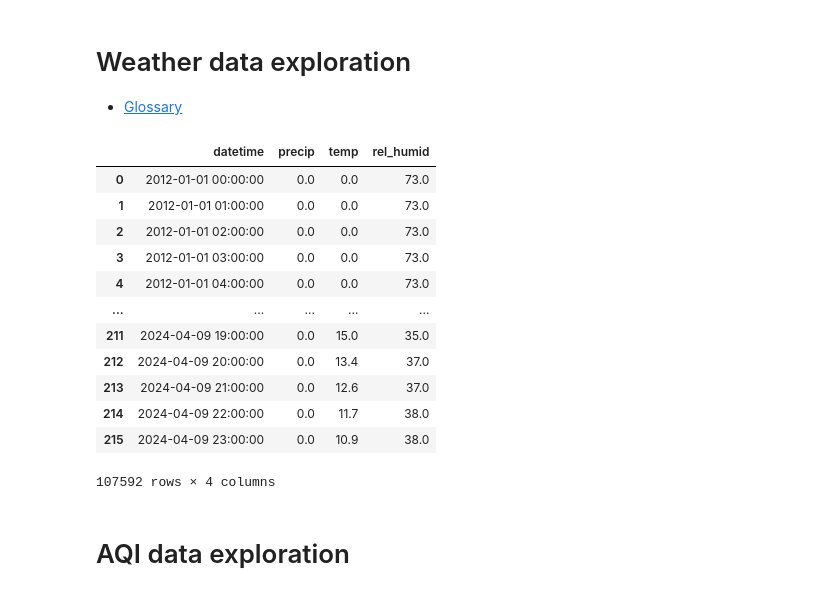
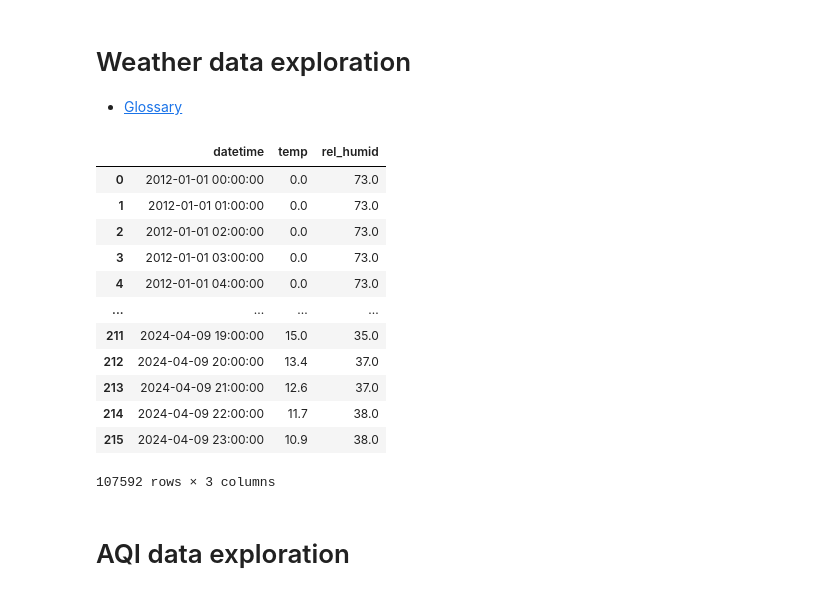
Before and after one commit to Magellol/montreal-aqi-predictions, a Jupyter notebook: index.ipynb, the cells around one changed output. Drawn from its saved outputs; the diff is of its cells as text; code cells hidden in the pictures.

```diff
--- a/index.ipynb
+++ b/index.ipynb
@@ -122,43 +122,43 @@ def plot_preds(df):
 # %%
 all_files = []
 for filename in os.listdir("."):
   if filename.startswith("weather_"):
     all_files.append(pd.read_csv(filename))
 
 weather_df = pd.concat(all_files)
 
 weather_df.rename(columns={'Date/Time (LST)': 'datetime', "Temp (°C)": "temp", "Precip. Amount (mm)": "precip", "Rel Hum (%)": "rel_humid"}, inplace=True)
 weather_df['datetime'] = pd.to_datetime(weather_df['datetime'])
 
 
 
 # TODO: for the temp we should look at the day before or after instead of using 0
 weather_df.fillna({"precip": 0, "temp": 0, "rel_humid": weather_df['rel_humid'].mode()[0]}, inplace=True)
-weather_df = weather_df[['datetime', "precip", "temp", "rel_humid"]]
+weather_df = weather_df[['datetime', "temp", "rel_humid"]]
 
 
 # Only take data from the first known and last known day
 weather_df = filter_known_range(weather_df)
 
 weather_df.sort_values("datetime", inplace=True)
 
 assert weather_df[weather_df.isna().any(axis=1)].empty == True
 
 weather_df
 # %% [output]
-|  | datetime | precip | temp | rel_humid |
-| 0 | 2012-01-01 00:00:00 | 0.0 | 0.0 | 73.0 |
-| 1 | 2012-01-01 01:00:00 | 0.0 | 0.0 | 73.0 |
-| 2 | 2012-01-01 02:00:00 | 0.0 | 0.0 | 73.0 |
-| 3 | 2012-01-01 03:00:00 | 0.0 | 0.0 | 73.0 |
-| 4 | 2012-01-01 04:00:00 | 0.0 | 0.0 | 73.0 |
-| ... | ... | ... | ... | ... |
-| 211 | 2024-04-09 19:00:00 | 0.0 | 15.0 | 35.0 |
-| 212 | 2024-04-09 20:00:00 | 0.0 | 13.4 | 37.0 |
-| 213 | 2024-04-09 21:00:00 | 0.0 | 12.6 | 37.0 |
-| 214 | 2024-04-09 22:00:00 | 0.0 | 11.7 | 38.0 |
-| 215 | 2024-04-09 23:00:00 | 0.0 | 10.9 | 38.0 |
+|  | datetime | temp | rel_humid |
+| 0 | 2012-01-01 00:00:00 | 0.0 | 73.0 |
+| 1 | 2012-01-01 01:00:00 | 0.0 | 73.0 |
+| 2 | 2012-01-01 02:00:00 | 0.0 | 73.0 |
+| 3 | 2012-01-01 03:00:00 | 0.0 | 73.0 |
+| 4 | 2012-01-01 04:00:00 | 0.0 | 73.0 |
+| ... | ... | ... | ... |
+| 211 | 2024-04-09 19:00:00 | 15.0 | 35.0 |
+| 212 | 2024-04-09 20:00:00 | 13.4 | 37.0 |
+| 213 | 2024-04-09 21:00:00 | 12.6 | 37.0 |
+| 214 | 2024-04-09 22:00:00 | 11.7 | 38.0 |
+| 215 | 2024-04-09 23:00:00 | 10.9 | 38.0 |
-107592 rows × 4 columns
+107592 rows × 3 columns
 # %% [markdown]
 # AQI data exploration
 # %%
```
Also changed, not shown: parts of 7 cells of this notebook.
